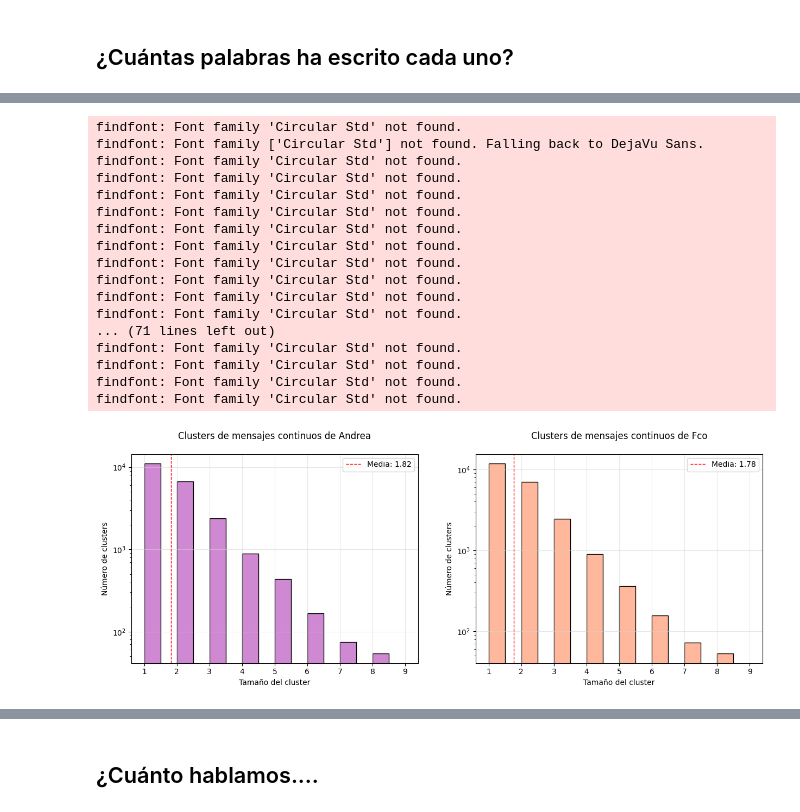
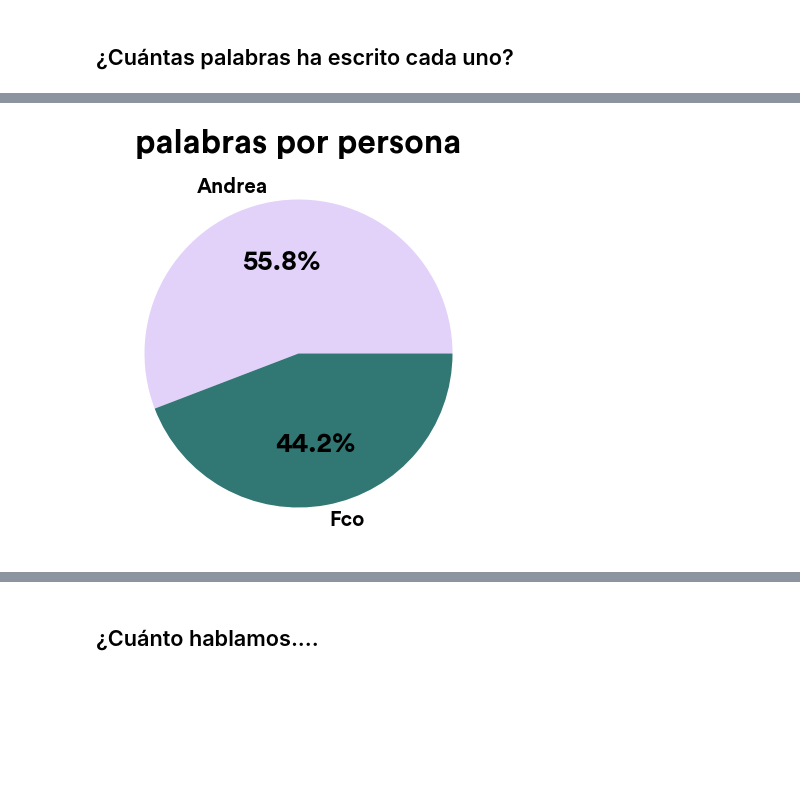
Before and after one commit to aguimorefran/whatsapp-wrapped, a Jupyter notebook: main.ipynb, the cells around one changed output, grey strips where cells are left out. Drawn from its saved outputs; the diff is of its cells as text; code cells hidden in the pictures; blank space fills up the shorter version.

```diff
--- a/main.ipynb
+++ b/main.ipynb
@@ -183,16 +167,0 @@ KeyError: 'Column not found: word_count'
-# %%
-# Media de palabras por mensaje por usuario
-x = df.groupby('author')['word_count'].mean().reset_index()
-x['word_count'] = x['word_count'].round(2)
-x = x.sort_values(by='word_count', ascending=False)
-x = x.reset_index(drop=True)
-
-# Bar chart. Default bar chart
-ax = x.plot.bar(x='author', y='word_count', rot=0, color=colors, edgecolor='black')
-ax.set_xlabel(None)
-ax.legend().set_visible(False)
-ax.set_title("Media de palabras por mensaje por usuario", loc='center', pad=20)
-# Print horizontal lines at each tick
-ax.yaxis.grid(True, linestyle='-', which='major', color='lightgrey', alpha=0.5)
-
-plt.show()
@@ -263,42 +168,13 @@ Como vemos, ambos somos iguales en este sentido.
-# %%
-# Plot histogram of cluster sizes. Add ticks for each bar.
-# Add a mean line
-
-fig, axes = plt.subplots(nrows=1, ncols=2, figsize=(15, 5))
-
-for i, user in enumerate(users):
-    ax = axes[i]
-    ax.hist(cluster_sizes[user].values(), bins=range(1, 10), edgecolor='black', color=colors[i], width=0.5, log=True)
-    ax.set_xticks(range(1, 10))
-    ax.set_title(f"Clusters de mensajes continuos de {user}", loc='center', pad=20)
-    ax.set_xlabel("Tamaño del cluster")
-    ax.set_ylabel("Número de clusters")
-    ax.grid(True, linestyle='-', which='major', color='lightgrey', alpha=0.5)
-
-    mean = np.mean(list(cluster_sizes[user].values()))
-    ax.axvline(mean, color='red', linestyle='dashed', linewidth=1)
-    # Print the mean in the legend
-    ax.legend([f"Media: {mean:.2f}"], loc='upper right')
-
-
-
-plt.show()
-# %% [output]
-findfont: Font family 'Circular Std' not found.
-findfont: Font family ['Circular Std'] not found. Falling back to DejaVu Sans.
-findfont: Font family 'Circular Std' not found.
-findfont: Font family 'Circular Std' not found.
-findfont: Font family 'Circular Std' not found.
-findfont: Font family 'Circular Std' not found.
-findfont: Font family 'Circular Std' not found.
-findfont: Font family 'Circular Std' not found.
-findfont: Font family 'Circular Std' not found.
-findfont: Font family 'Circular Std' not found.
-findfont: Font family 'Circular Std' not found.
-findfont: Font family 'Circular Std' not found.
-... (71 lines left out)
-findfont: Font family 'Circular Std' not found.
-findfont: Font family 'Circular Std' not found.
-findfont: Font family 'Circular Std' not found.
-findfont: Font family 'Circular Std' not found.
-[figure, removed]
+# %%
+aux = df.copy()
+aux['n_words'] = aux['message'].apply(lambda x: len(x.split()))
+aux_grouped = aux.groupby(['author']).sum().reset_index()
+
+more_words = aux_grouped['n_words'].max()
+more_words_author = aux_grouped[aux_grouped['n_words'] == more_words]['author'].values[0]
+
+plt.pie(aux_grouped['n_words'], labels=aux_grouped['author'], autopct='%1.1f%%', colors=rand_color_pair())
+plt.title('palabras por persona')
+plt.show()
+# %% [output]
+[figure, added]
```
Also changed, not shown: parts of 22 cells of this notebook.
